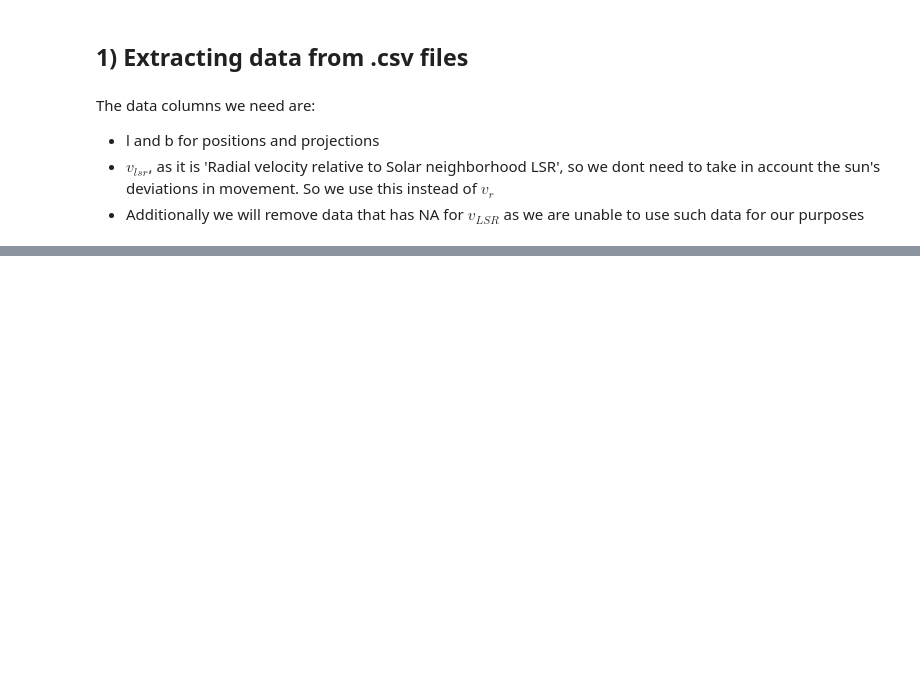
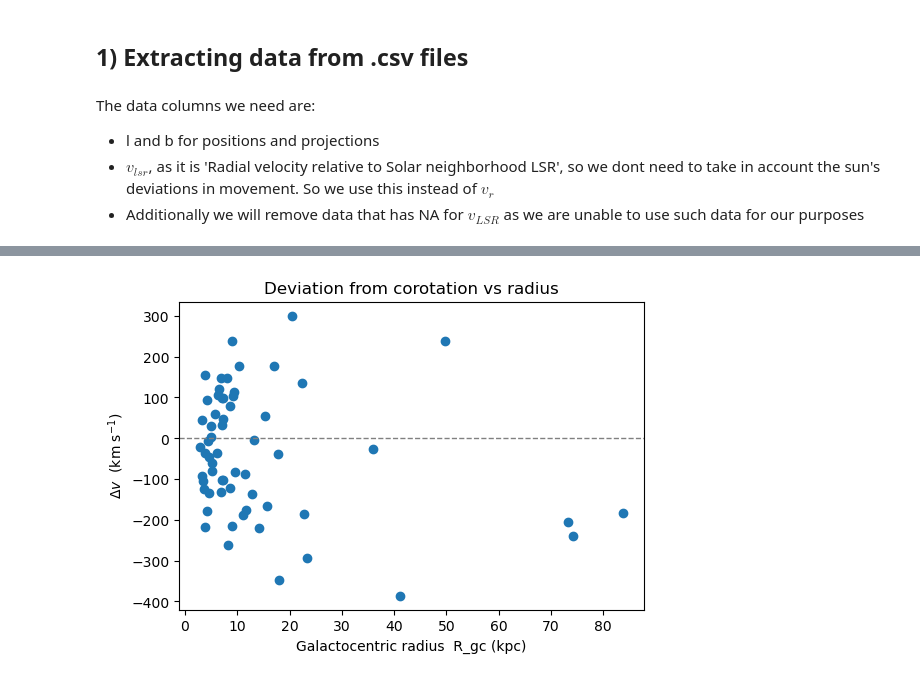
Before and after one commit to Frankyang2002/PHYS3116-Area-51-Interns, a Jupyter notebook: src/rotation_investigation.ipynb, the cells around one changed output, grey strips where cells are left out. Cells and saved outputs as stored; diff of their text form; code cells hidden in the pictures; blank space fills up the shorter version.

```diff
--- a/src/rotation_investigation.ipynb
+++ b/src/rotation_investigation.ipynb
@@ -90,0 +210,10 @@ rotation_data.head()
+# %%
+plt.figure(figsize=(6,4))
+plt.axhline(0, ls='--', lw=1, color='gray')
+plt.scatter(filtered['R'], filtered['v_delta'])
+plt.xlabel('Galactocentric radius  R_gc (kpc)')
+plt.ylabel(r'$\Delta v$  (km s$^{-1}$)')
+plt.title('Deviation from corotation vs radius')
+plt.show()
+# %% [output]
+[figure, added]
```
Also changed, not shown: parts of 11 cells of this notebook.
